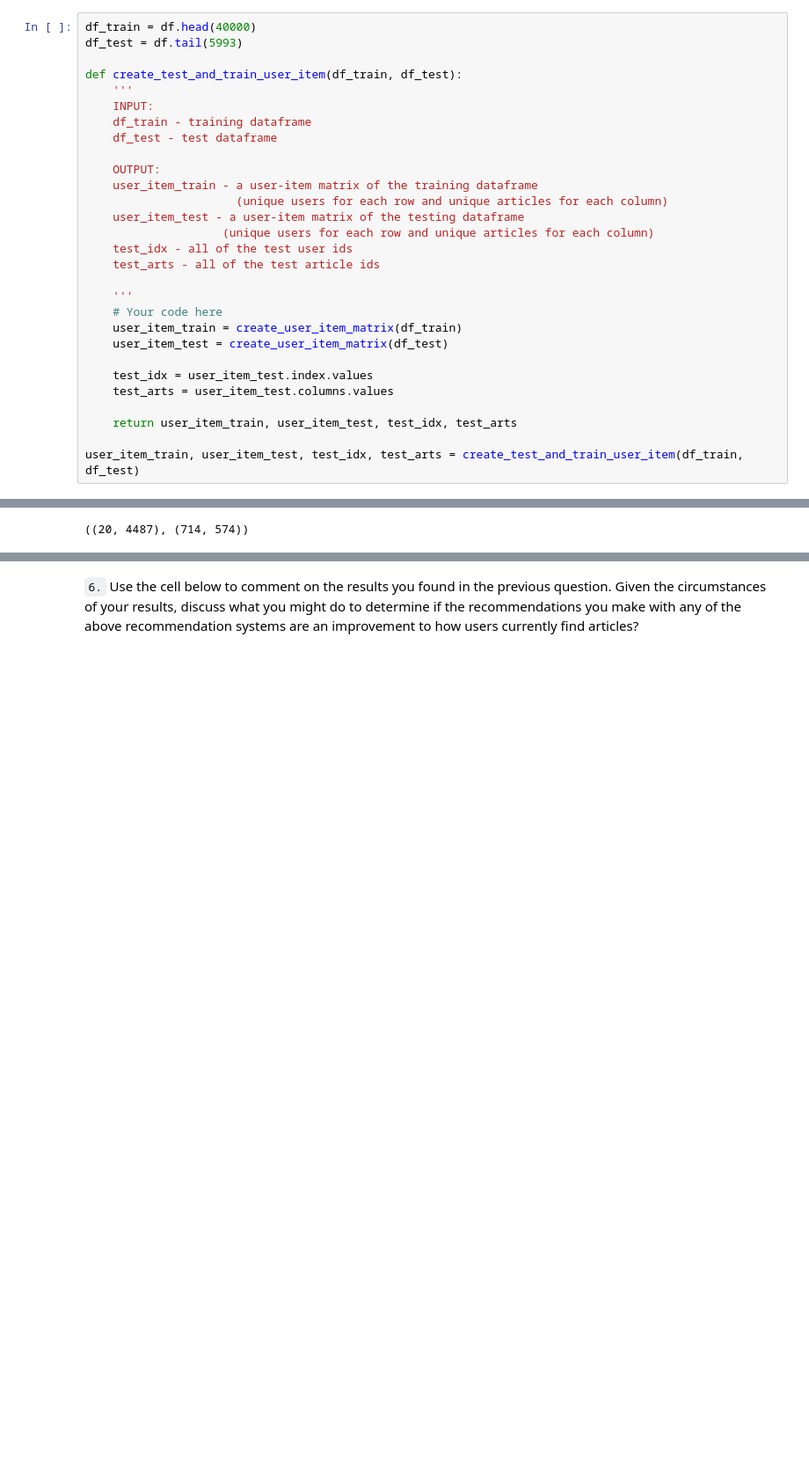
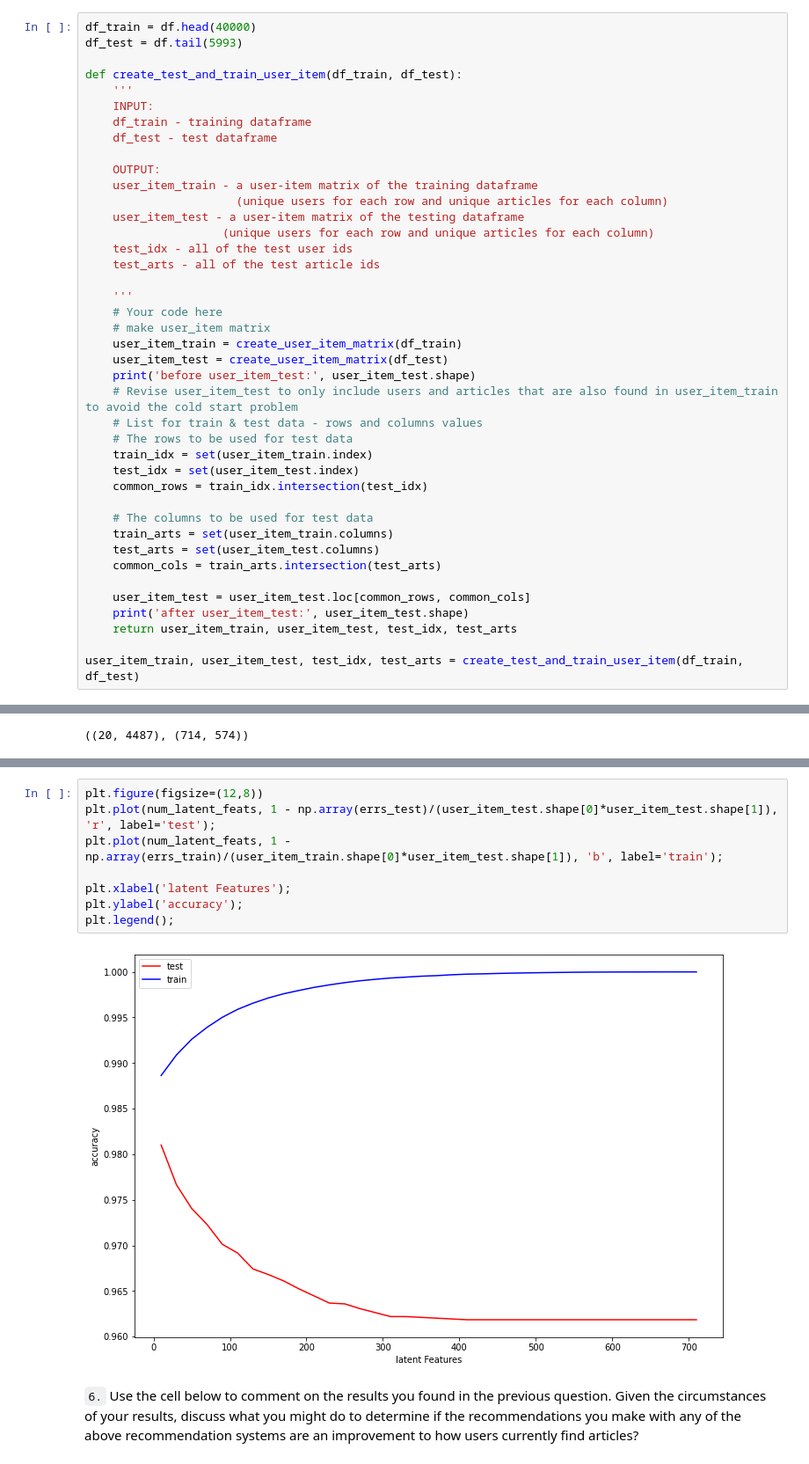
Before and after one commit to guandai/recommendation-with-ibm, a Jupyter notebook: Recommendations_with_IBM.ipynb, the cells around one changed output, grey strips where cells are left out. Shown at 88% size. Drawn from its saved outputs; the diff is of its cells as text; blank space fills up the shorter version.

```diff
--- a/Recommendations_with_IBM.ipynb
+++ b/Recommendations_with_IBM.ipynb
@@ -785,12 +780,24 @@ def create_test_and_train_user_item(df_train, df_test):
 
     '''
     # Your code here
+    # make user_item matrix
     user_item_train = create_user_item_matrix(df_train)
     user_item_test = create_user_item_matrix(df_test)
+    print('before user_item_test:', user_item_test.shape)
+    # Revise user_item_test to only include users and articles that are also found in user_item_train to avoid the cold start problem
+    # List for train & test data - rows and columns values
+    # The rows to be used for test data
+    train_idx = set(user_item_train.index)
+    test_idx = set(user_item_test.index)
+    common_rows = train_idx.intersection(test_idx)
 
-    test_idx = user_item_test.index.values
-    test_arts = user_item_test.columns.values
+    # The columns to be used for test data
+    train_arts = set(user_item_train.columns)
+    test_arts = set(user_item_test.columns)
+    common_cols = train_arts.intersection(test_arts)
 
+    user_item_test = user_item_test.loc[common_rows, common_cols]
+    print('after user_item_test:', user_item_test.shape)
     return user_item_train, user_item_test, test_idx, test_arts
 
 user_item_train, user_item_test, test_idx, test_arts = create_test_and_train_user_item(df_train, df_test)
@@ -861,3 +896,13 @@ ValueError: Unable to coerce to DataFrame, shape must be (682, 574): given (20,
+# %%
+plt.figure(figsize=(12,8))
+plt.plot(num_latent_feats, 1 - np.array(errs_test)/(user_item_test.shape[0]*user_item_test.shape[1]), 'r', label='test');
+plt.plot(num_latent_feats, 1 - np.array(errs_train)/(user_item_train.shape[0]*user_item_test.shape[1]), 'b', label='train');
+
+plt.xlabel('latent Features');
+plt.ylabel('accuracy');
+plt.legend();
+# %% [output]
+[figure, added]
 # %% [markdown]
 `6.` Use the cell below to comment on the results you found in the previous question. Given the circumstances of your results, discuss what you might do to determine if the recommendations you make with any of the above recommendation systems are an improvement to how users currently find articles?
 # %% [markdown]
```
Also changed, not shown: parts of 10 cells of this notebook.
